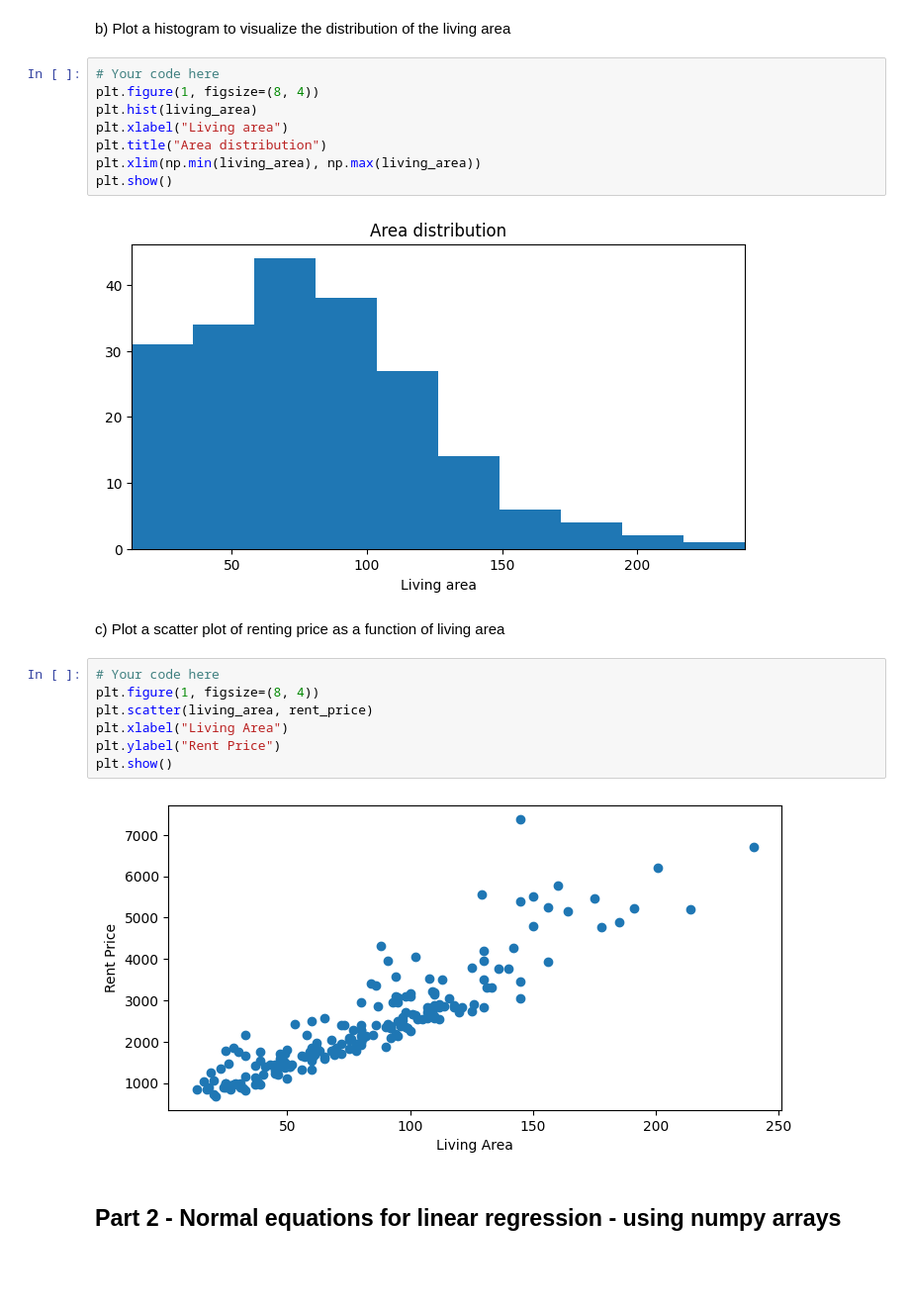
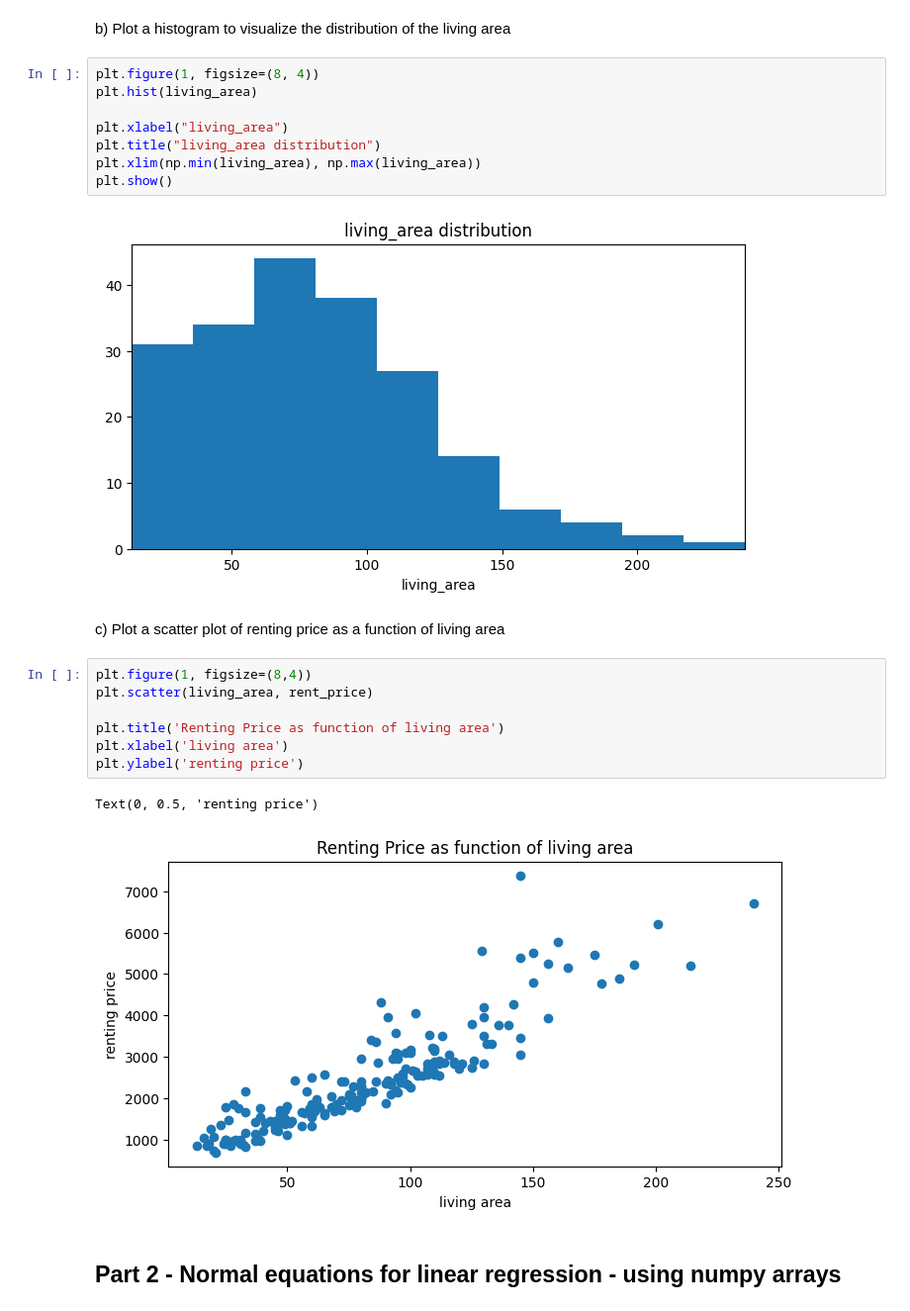
Before and after one commit to ayomeer/DeLearn, a Jupyter notebook: DL-PW-01/DL-PW-01-material/ex4-linear-regression-closed-form/linear-regression-stud.ipynb, the cells around one changed output. Shown at 99% size. Cells and saved outputs as stored; diff of their text form; blank space fills up the shorter version.

```diff
--- a/DL-PW-01/DL-PW-01-material/ex4-linear-regression-closed-form/linear-regression-stud.ipynb
+++ b/DL-PW-01/DL-PW-01-material/ex4-linear-regression-closed-form/linear-regression-stud.ipynb
@@ -54,26 +55,27 @@ plt.show()
 # %% [markdown]
 b) Plot a histogram to visualize the distribution of the living area
 # %%
-# Your code here
 plt.figure(1, figsize=(8, 4))
 plt.hist(living_area)
-plt.xlabel("Living area")
-plt.title("Area distribution")
+
+plt.xlabel("living_area")
+plt.title("living_area distribution")
 plt.xlim(np.min(living_area), np.max(living_area))
 plt.show()
 # %% [output]
-[figure, old version]
+[figure, new version]
 # %% [markdown]
 c) Plot a scatter plot of renting price as a function of living area
 # %%
-# Your code here
-plt.figure(1, figsize=(8, 4))
+plt.figure(1, figsize=(8,4))
 plt.scatter(living_area, rent_price)
-plt.xlabel("Living Area")
-plt.ylabel("Rent Price")
-plt.show()
+
+plt.title('Renting Price as function of living area')
+plt.xlabel('living area')
+plt.ylabel('renting price')
 # %% [output]
+Text(0, 0.5, 'renting price')
-[figure, old version]
+[figure, new version]
 # %% [markdown]
 ## Part 2 - Normal equations for linear regression - using numpy arrays
 # %% [markdown]
```
Also changed, not shown: parts of 8 cells of this notebook, 2 other files.
